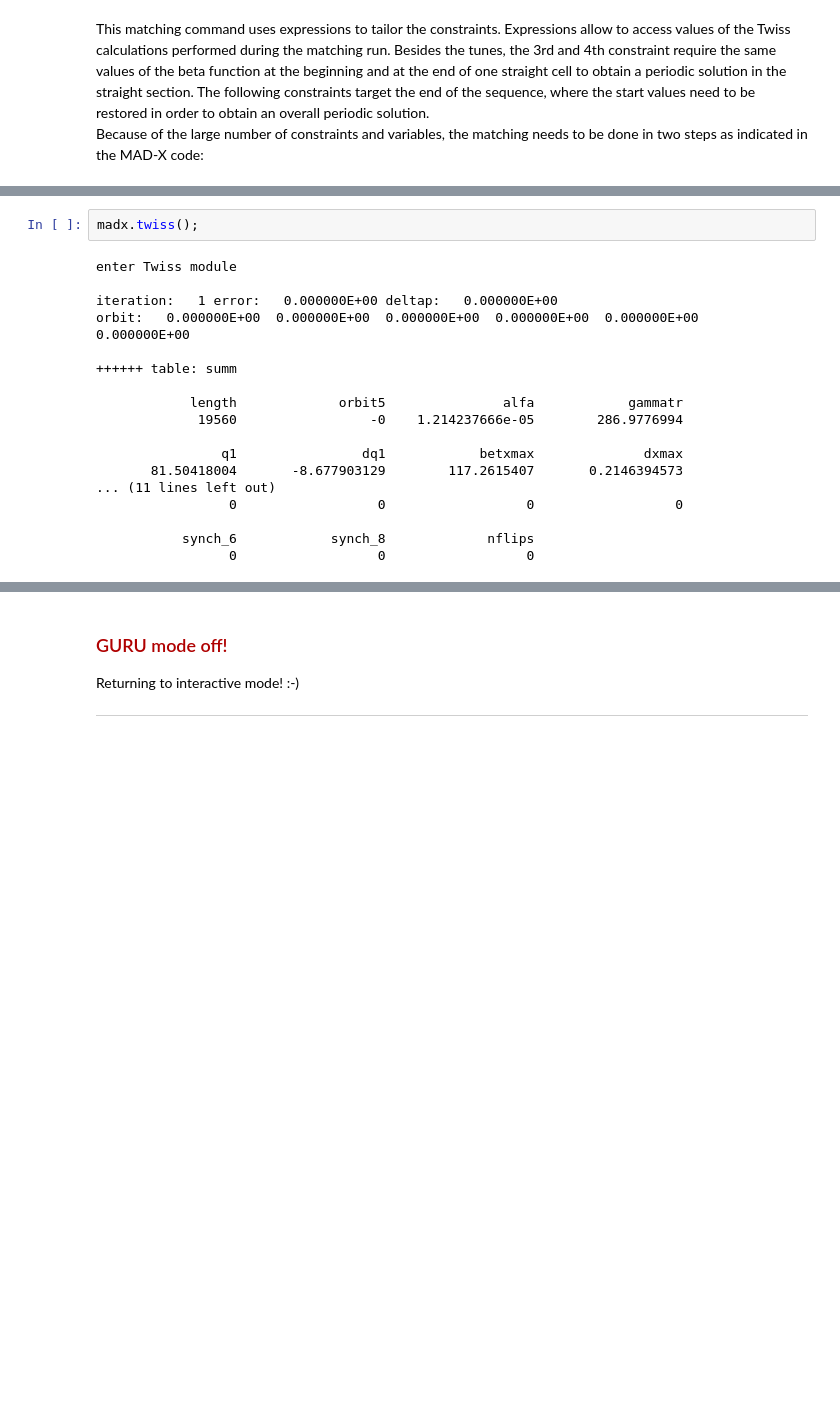
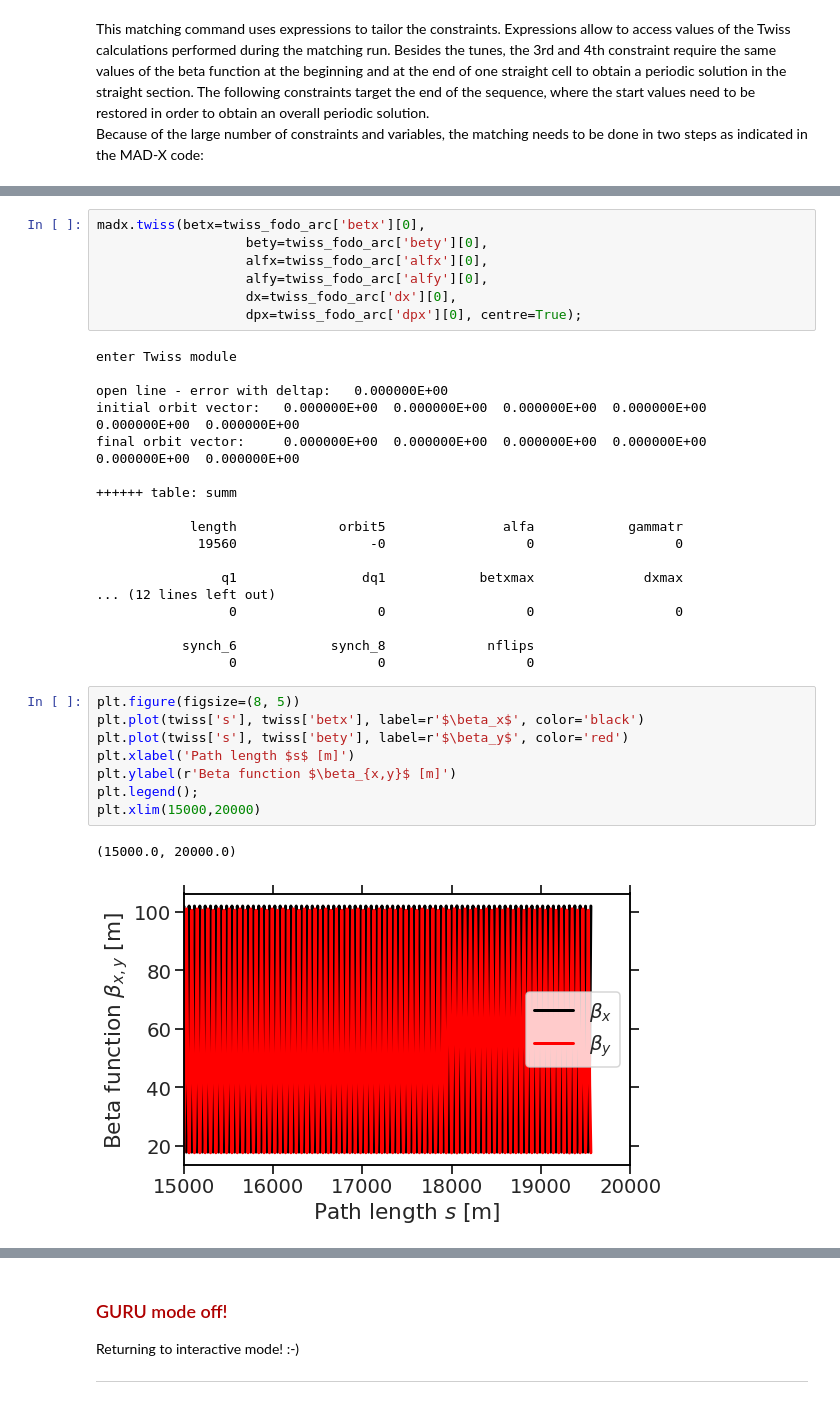
Before and after one commit to youcann/JUAS-2022-accelerator-workshop-group10, a Jupyter notebook: JUAS22_AccDesign_Topic-III-Lattice-Design.ipynb, the cells around one changed output, grey strips where cells are left out. Saved outputs shown, nothing was run; the diff lists cells and outputs as text; blank space fills up the shorter version.

```diff
--- a/JUAS22_AccDesign_Topic-III-Lattice-Design.ipynb
+++ b/JUAS22_AccDesign_Topic-III-Lattice-Design.ipynb
@@ -1488,23 +1534,39 @@ VARIABLE "TAR" SET TO   1.32732095e+06
 # %%
-madx.twiss();
+madx.twiss(betx=twiss_fodo_arc['betx'][0],
+                   bety=twiss_fodo_arc['bety'][0],
+                   alfx=twiss_fodo_arc['alfx'][0],
+                   alfy=twiss_fodo_arc['alfy'][0],
+                   dx=twiss_fodo_arc['dx'][0],
+                   dpx=twiss_fodo_arc['dpx'][0], centre=True);
 # %% [output]
 enter Twiss module
 
-iteration:   1 error:   0.000000E+00 deltap:   0.000000E+00
-orbit:   0.000000E+00  0.000000E+00  0.000000E+00  0.000000E+00  0.000000E+00  0.000000E+00
+open line - error with deltap:   0.000000E+00
+initial orbit vector:   0.000000E+00  0.000000E+00  0.000000E+00  0.000000E+00  0.000000E+00  0.000000E+00
+final orbit vector:     0.000000E+00  0.000000E+00  0.000000E+00  0.000000E+00  0.000000E+00  0.000000E+00
 
 ++++++ table: summ
 
             length             orbit5               alfa            gammatr
-             19560                 -0    1.214237666e-05        286.9776994
+             19560                 -0                  0                  0
 
                 q1                dq1            betxmax              dxmax
-       81.50418004       -8.677903129        117.2615407       0.2146394573
-... (11 lines left out)
+... (12 lines left out)
                  0                  0                  0                  0
 
            synch_6            synch_8             nflips
                  0                  0                  0
+# %%
+plt.figure(figsize=(8, 5))
+plt.plot(twiss['s'], twiss['betx'], label=r'$\beta_x$', color='black')
+plt.plot(twiss['s'], twiss['bety'], label=r'$\beta_y$', color='red')
+plt.xlabel('Path length $s$ [m]')
+plt.ylabel(r'Beta function $\beta_{x,y}$ [m]')
+plt.legend();
+plt.xlim(15000,20000)
+# %% [output]
+(15000.0, 20000.0)
+[figure, added]
 # %%
 madx.input('''
 match,use_macro;
```
Also changed, not shown: parts of 52 cells of this notebook.
